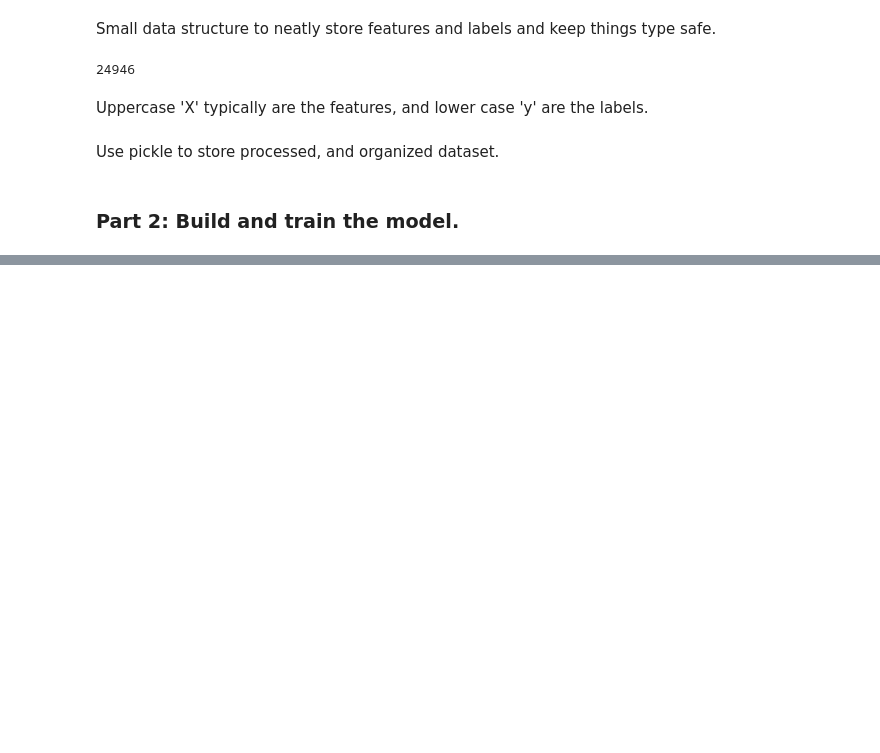
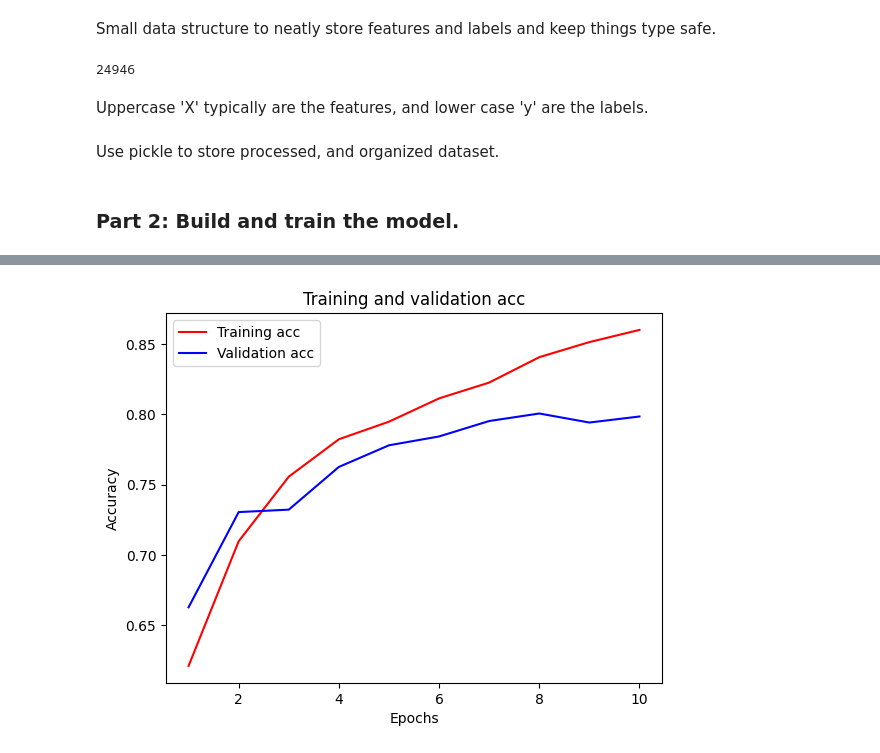
Before and after one commit to wammy19/auditory-deep-dreamer, a Jupyter notebook: jupyter-notebooks/cat_and_dog_classification.ipynb, the cells around one changed output, grey strips where cells are left out. Saved outputs shown, nothing was run; the diff lists cells and outputs as text; code cells hidden in the pictures; blank space fills up the shorter version.

```diff
--- a/jupyter-notebooks/cat_and_dog_classification.ipynb
+++ b/jupyter-notebooks/cat_and_dog_classification.ipynb
@@ -169,0 +233,20 @@ history = model.fit(
+# %%
+acc = history_dict['accuracy']
+val_acc = history_dict['val_accuracy']
+
+epochs = range(1, len(acc) + 1)
+
+red_line = 'ro'
+blue_line = 'b'
+
+plt.clf()
+plt.plot(epochs, acc, red_line, label='Training acc')
+plt.plot(epochs, val_acc, blue_line, label='Validation acc')
+plt.title('Training and validation acc')
+plt.xlabel('Epochs')
+plt.ylabel('Accuracy')
+plt.legend()
+
+plt.show()
+# %% [output]
+[figure, added]
```
Also changed, not shown: parts of 9 cells of this notebook, 3 other files.
